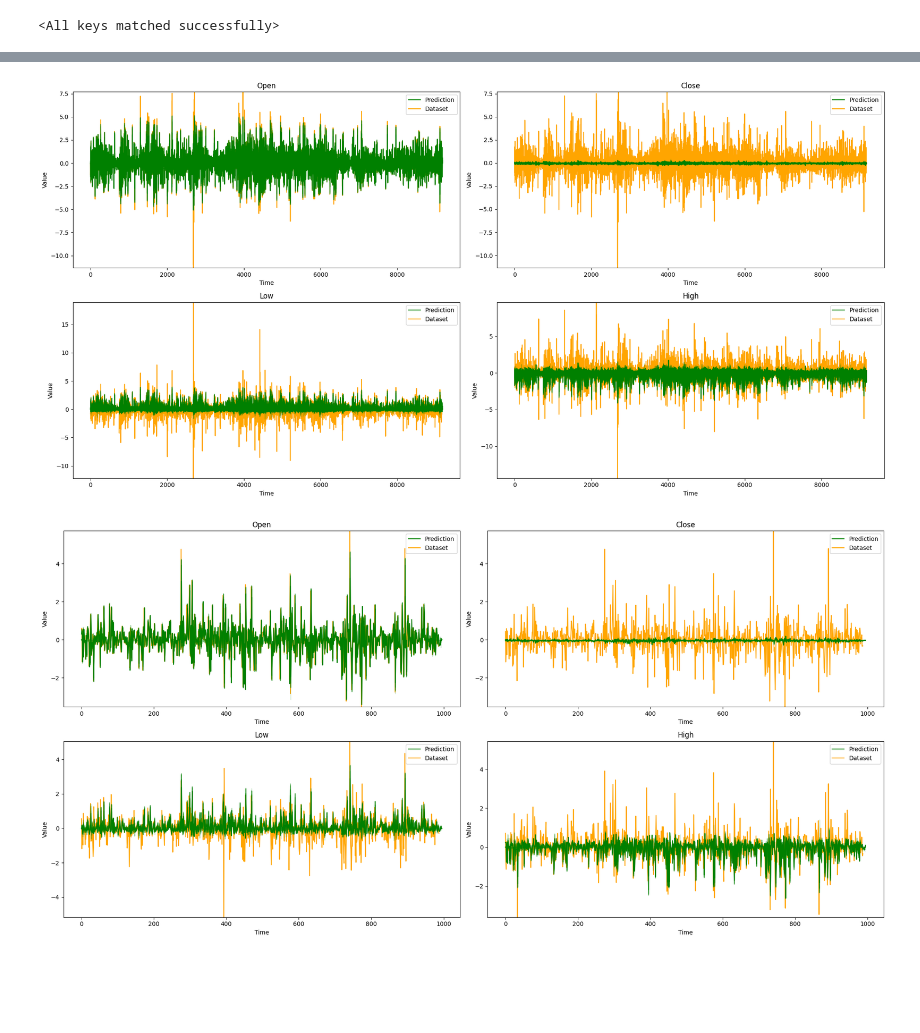
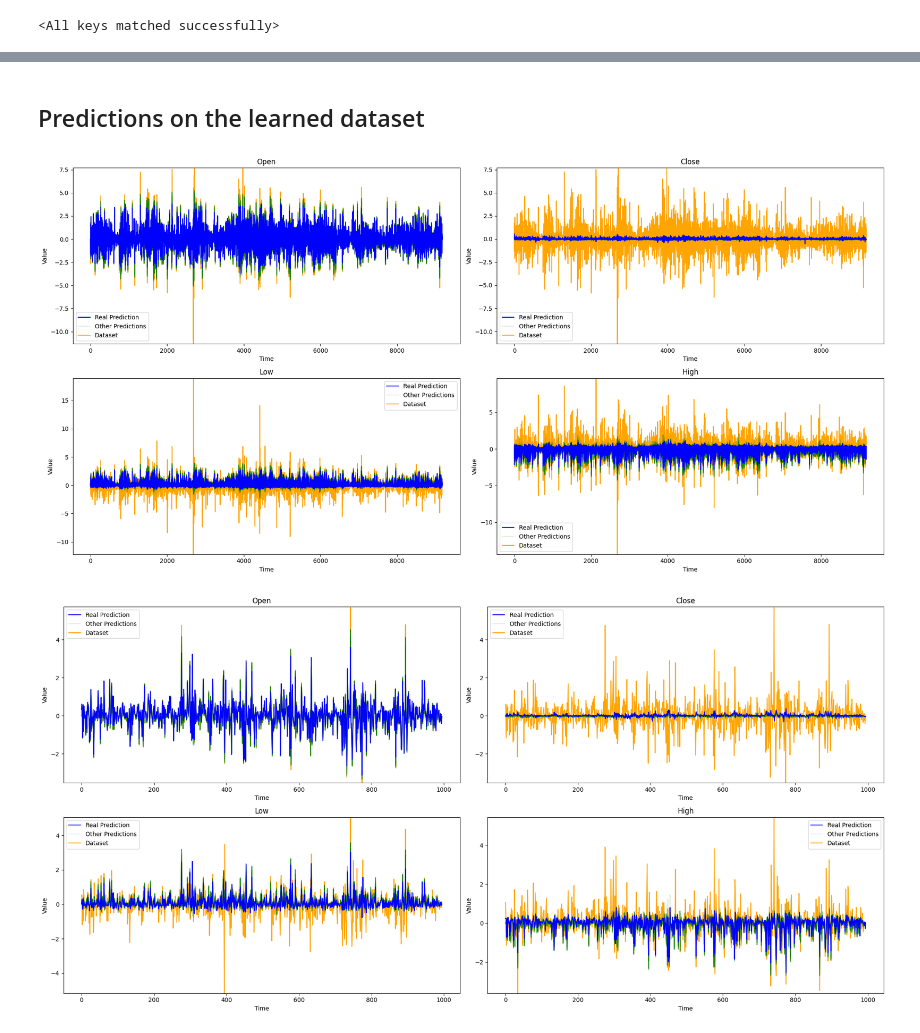
Before and after one commit to mericdemirors/CrossCurrencyPrediction, a Jupyter notebook: train_scripts/08_evaluation.ipynb, the cells around one changed output, grey strips where cells are left out. Saved outputs shown, nothing was run; the diff lists cells and outputs as text; code cells hidden in the pictures; blank space fills up the shorter version.

Commit message:
corrected log return logic, deprecated the logznorm dataset, fixed evaluation graphs

```diff
--- a/train_scripts/08_evaluation.ipynb
+++ b/train_scripts/08_evaluation.ipynb
@@ -67,5 +68,3 @@ model = import_model(args.model_name, **model_kwargs)
 model.load_state_dict(torch.load(model_pt_path, weights_only=True))
 # %% [output]
 <All keys matched successfully>
-# %%
-trust = 0
@@ -117,0 +71,34 @@ tensor([[8367.0000, 8555.0000, 8361.1300, 8610.0000]], dtype=torch.float64)
+# %%
+# MODEL'S PREDICTIONS
+# WILL BE USED TO CHECK HOW GOOD MODELS PREDICTIONS ARE, ALSO WILL BE RE-SCALE TO REAL PRICE DATA AND CHECK THE DIFFERENCE THE TRANSFORMS CAUSED
+train_pred_series = torch.load(train_pred_path)
+val_pred_series = torch.load(val_pred_path)
+
+print("train_pred_series:", train_pred_series.shape)
+print("val_pred_series:", val_pred_series.shape)
+
+# DATA THE MODEL HAS SEEN IN THE TRAINING LOOP AFTER THE PREPROCESSING
+# WILL BE USED TO SHOW HOW GOOD ARE MODELS PREDICTIONS, ALSO WILL BE PLOTTED AS THE REAL PRICE TO CHECK THE DIFFERENCE PREPROCESSING CAUSE
+train_learned_dataframe_crop = inference_train_dataset.df.iloc[data["input_window"]:]
+val_learned_dataframe_crop = inference_val_dataset.df.iloc[data["input_window"]:]
+
+print("train_learned_dataframe_crop:", train_learned_dataframe_crop.shape)
+print("val_learned_dataframe_crop:", val_learned_dataframe_crop.shape)
+
+# REAL VALIDATION DATA
+# WILL BE USED TO PLOT REAL PRICE GRAPH
+train_df = pd.read_csv(data["train_csv_path"], index_col="open_time")
+train_df_preds = train_df.loc[train_learned_dataframe_crop.index]
+# we take the data["input_window"]th data as the initial price instead of data["input_window"]-1
+# it's because we are shifting the dates 1 interval back during the preprocessing, so the first day is kinda wasted for the lof return computations
+# and so the initial price is also shifted one interval further than it would be at an unshifted dataset
+train_initial_prices = torch.tensor(train_df.iloc[data["input_window"]][:4].values).unsqueeze(0)
+
+val_df = pd.read_csv(data["val_csv_path"], index_col="open_time")
+val_df_preds = val_df.loc[val_learned_dataframe_crop.index]
+val_initial_prices = torch.tensor(val_df.iloc[data["input_window"]][:4].values).unsqueeze(0)
+
+print("train_df_preds:", train_df_preds.shape)
+print("train_initial_prices:", train_initial_prices)
+print("val_df_preds:", val_df_preds.shape)
+print("val_initial_prices:", val_initial_prices)
@@ -118,37 +114,42 @@ tensor([[8367.0000, 8555.0000, 8361.1300, 8610.0000]], dtype=torch.float64)
+# %% [markdown]
+## Predictions on the learned dataset
 # %%
 pred_series_with_different_trusts = []
 for trust in range(8):
-    pred_series_with_different_trusts.append(torch.cat((torch.zeros(train_pred_series.shape[0], trust), train_pred_series[:,:,trust], train_pred_series[:,-1,trust:]), dim=1))
+    pred_series_with_different_trusts.append(torch.cat((torch.zeros(train_pred_series.shape[0], trust), train_pred_series[:,:-1,trust], train_pred_series[:,-1,trust:]), dim=1))
 
 feature_names = ["Open", "Close", "Low", "High"]
 plt.figure(figsize=(20, 10))
 
 for i in range(4):
     plt.subplot(2, 2, i + 1)
 
     ground_truth = train_learned_dataframe_crop[inference_train_dataset.coin_cols].values.T[i]
     plt.plot(ground_truth, label="Dataset", color="orange")
-    for trust, pred_series_to_plot in enumerate(pred_series_with_different_trusts):
-        plt.plot(pred_series_to_plot[i], label="Prediction", color="green", alpha=1/(trust+1))
+    for trust, pred_series_to_plot in reversed(list(enumerate(pred_series_with_different_trusts))):
+        if trust == 0:
+            plt.plot(pred_series_to_plot[i], label="Real Prediction", color="blue", alpha=1/(trust+1))
+        else:
+            plt.plot(pred_series_to_plot[i], label="Other Predictions", color="green", alpha=1/(trust+1))
 
     plt.title(f'{feature_names[i]}')
     plt.xlabel("Time")
     plt.ylabel("Value")
     plt.ylim(ground_truth.min(), ground_truth.max())
     plt.legend()
 
     handles, labels = plt.gca().get_legend_handles_labels()
     by_label = OrderedDict(zip(reversed(labels), reversed(handles)))
     plt.legend(by_label.values(), by_label.keys())
 
 plt.tight_layout()
 plt.show()
 # %% [output]
-[figure, old version]
+[figure, new version]
 # %%
 pred_series_with_different_trusts = []
 for trust in range(8):
-    pred_series_with_different_trusts.append(torch.cat((torch.zeros(val_pred_series.shape[0], trust), val_pred_series[:,:,trust], val_pred_series[:,-1,trust:]), dim=1))
+    pred_series_with_different_trusts.append(torch.cat((torch.zeros(val_pred_series.shape[0], trust), val_pred_series[:,:-1,trust], val_pred_series[:,-1,trust:]), dim=1))
 
 feature_names = ["Open", "Close", "Low", "High"]
 plt.figure(figsize=(20, 10))
@@ -158,8 +159,11 @@ for i in range(4):
 
     ground_truth = val_learned_dataframe_crop[inference_val_dataset.coin_cols].values.T[i]
     plt.plot(ground_truth, label="Dataset", color="orange")
-    for trust, pred_series_to_plot in enumerate(pred_series_with_different_trusts):
-        plt.plot(pred_series_to_plot[i], label="Prediction", color="green", alpha=1/(trust+1))
+    for trust, pred_series_to_plot in reversed(list(enumerate(pred_series_with_different_trusts))):
+        if trust == 0:
+            plt.plot(pred_series_to_plot[i], label="Real Prediction", color="blue", alpha=1/(trust+1))
+        else:
+            plt.plot(pred_series_to_plot[i], label="Other Predictions", color="green", alpha=1/(trust+1))
 
     plt.title(f'{feature_names[i]}')
     plt.xlabel("Time")
@@ -174,4 +178,4 @@ for i in range(4):
 plt.tight_layout()
 plt.show()
 # %% [output]
-[figure, old version]
+[figure, new version]
```
Also changed, not shown: parts of 12 cells of this notebook, 4 other files.
